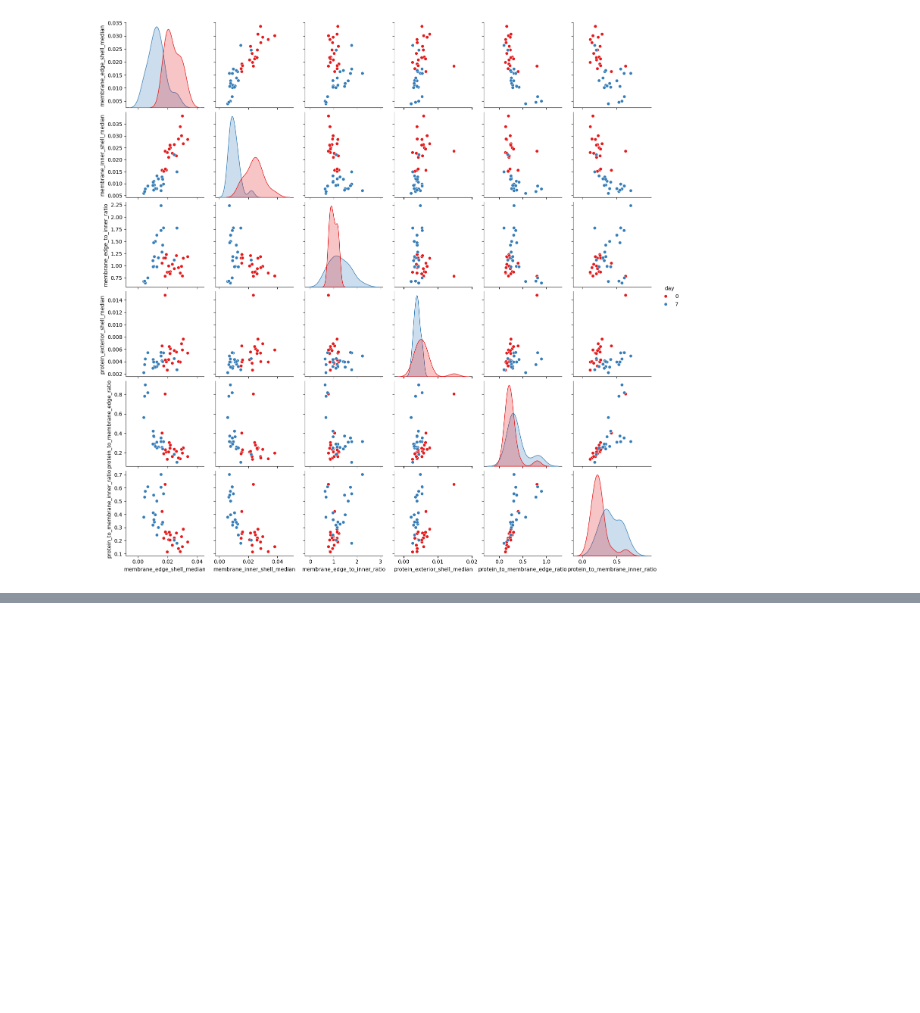
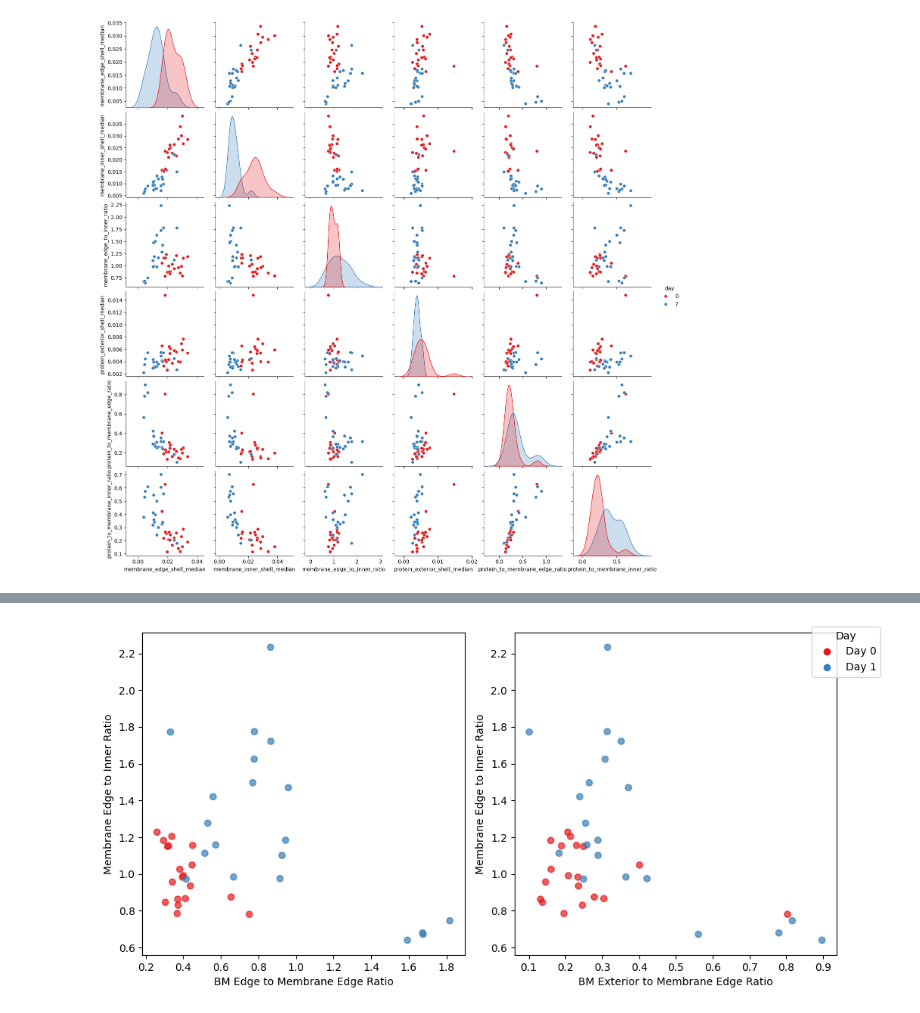
Before and after one commit to isobelth/image_quantification, a Jupyter notebook: WIP_Acinar_Code/fabianna_plot_protein_upreg.ipynb, the cells around one changed output, grey strips where cells are left out. Cells and saved outputs as stored; diff of their text form; code cells hidden in the pictures; blank space fills up the shorter version.

```diff
--- a/WIP_Acinar_Code/fabianna_plot_protein_upreg.ipynb
+++ b/WIP_Acinar_Code/fabianna_plot_protein_upreg.ipynb
@@ -103,0 +184,20 @@ plt.tight_layout()
+# %%
+
+fig, ax = plt.subplots(ncols = 2, figsize=(10, 5))
+
+ax[0].scatter(df["protein_edge_to_membrane_edge_ratio"], df["membrane_edge_to_inner_ratio"], c=df["day"].map(day_colors), alpha=0.7)
+ax[0].set_xlabel("BM Edge to Membrane Edge Ratio")
+ax[0].set_ylabel("Membrane Edge to Inner Ratio")
+
+
+ax[1].scatter(df["protein_exterior_to_membrane_edge_ratio"], df["membrane_edge_to_inner_ratio"], c=df["day"].map(day_colors), alpha=0.7)
+ax[1].set_xlabel("BM Exterior to Membrane Edge Ratio")
+ax[1].set_ylabel("Membrane Edge to Inner Ratio")
+
+# Shared legend
+handles = [plt.Line2D([0], [0], marker='o', color='w', markerfacecolor=c, markersize=8, label=f"Day {d}")
+           for d, c in day_colors.items()]
+fig.legend(handles=handles, title="Day", loc="upper right", bbox_to_anchor=(1.05, 1))
+plt.tight_layout()
+# %% [output]
+[figure, added]
```
Also changed, not shown: parts of 7 cells of this notebook, 2 other files.
